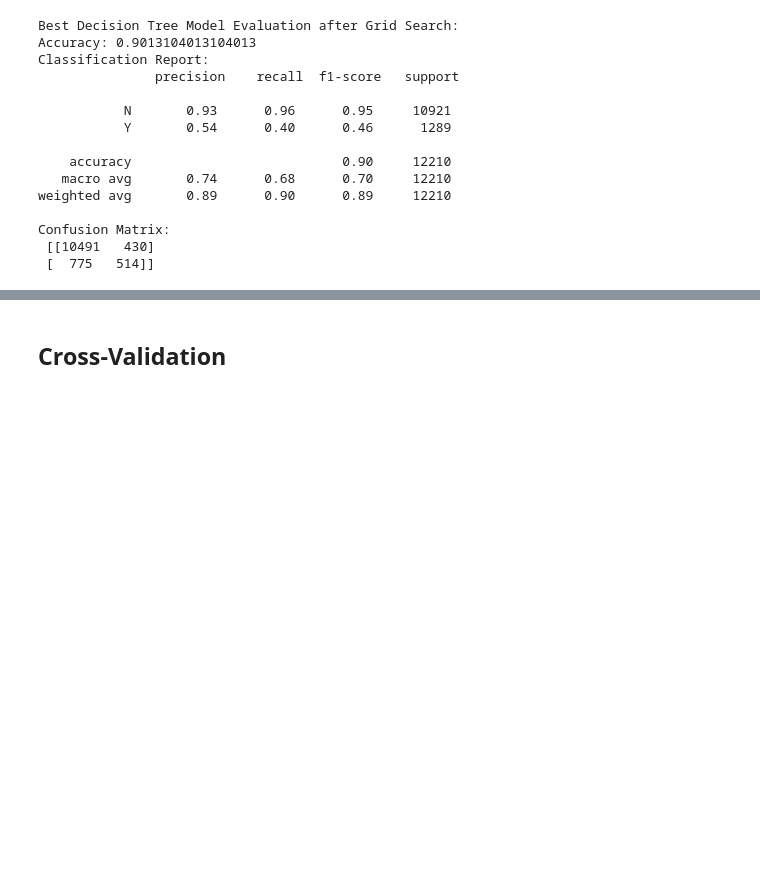
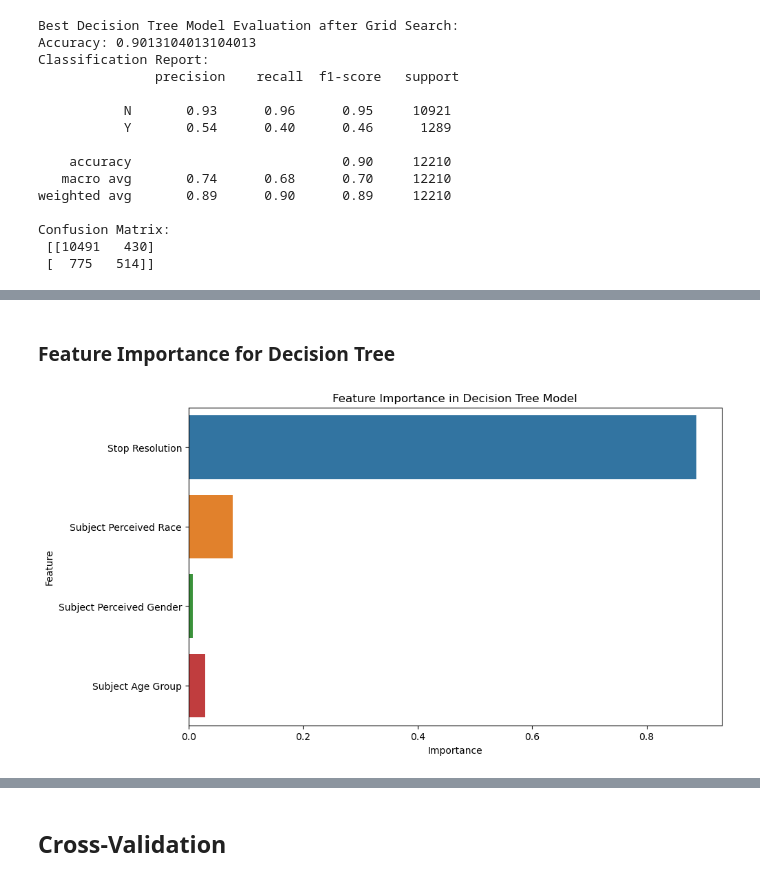
Before and after one commit to DavidGathimbaM/Terry-Traffic-Stops-Data-Science, a Jupyter notebook: index.ipynb, the cells around one changed output, grey strips where cells are left out. Saved outputs shown, nothing was run; the diff lists cells and outputs as text; code cells hidden in the pictures; blank space fills up the shorter version.

```diff
--- a/index.ipynb
+++ b/index.ipynb
@@ -448,0 +446,12 @@ Confusion Matrix:
+# %% [markdown]
+### Feature Importance for Decision Tree
+# %%
+# Feature Importance for Decision Tree
+plt.figure(figsize=(10, 6))
+sns.barplot(x=decision_tree.feature_importances_, y=categorical_cols)
+plt.title('Feature Importance in Decision Tree Model')
+plt.xlabel('Importance')
+plt.ylabel('Feature')
+plt.show()
+# %% [output]
+[figure, added]
```
Also changed, not shown: parts of 20 cells of this notebook, 4 other files.
